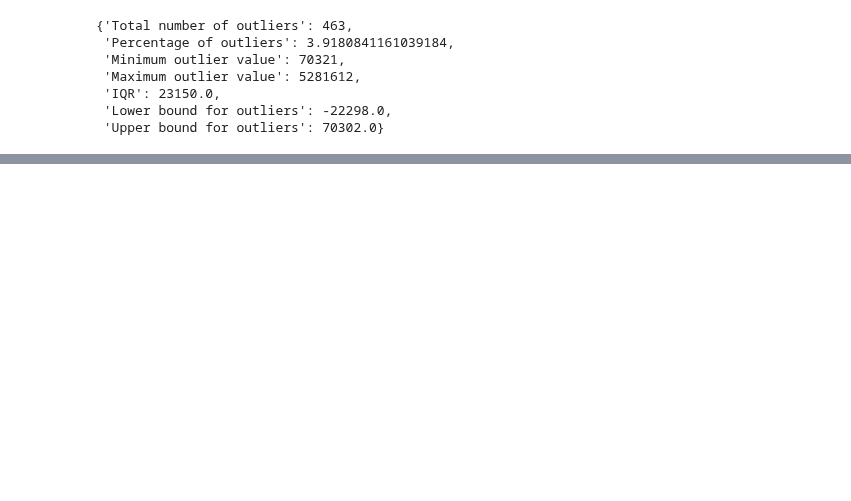
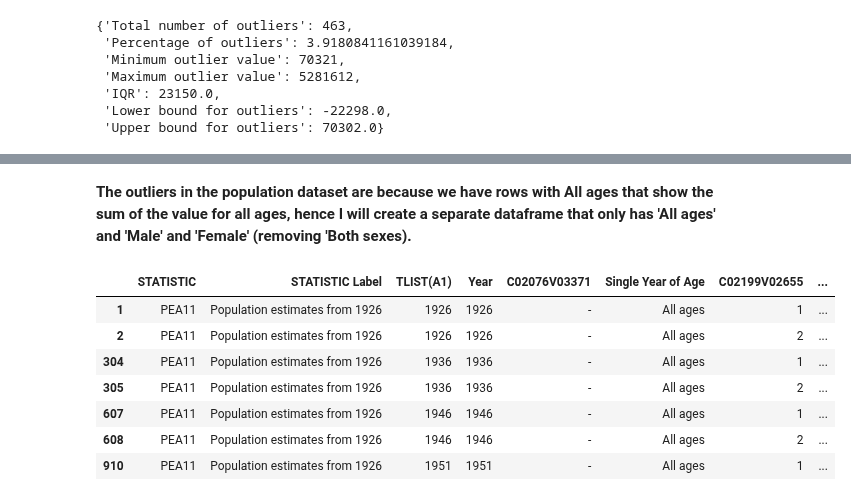
Before and after one commit to Ivkoto/DataAnalyticsMachineLearning, a Jupyter notebook: Data_Preparation/CA1_Data_Prep_V6.ipynb, the cells around one changed output, grey strips where cells are left out. Saved outputs shown, nothing was run; the diff lists cells and outputs as text; code cells hidden in the pictures; blank space fills up the shorter version.

```diff
--- a/Data_Preparation/CA1_Data_Prep_V6.ipynb
+++ b/Data_Preparation/CA1_Data_Prep_V6.ipynb
@@ -383,0 +355,14 @@ outliers_stats
+# %% [markdown]
+**The outliers in the population dataset are because we have rows with All ages that show the sum of the value for all ages, hence I will create a separate dataframe that only has 'All ages' and 'Male' and 'Female' (removing 'Both sexes).**
+# %%
+population_df_all_ages = population_df[(population_df['Single Year of Age'] == 'All ages') & (population_df['Sex'] != 'Both sexes')]
+population_df_all_ages.head(7)
+# %% [output]
+|  | STATISTIC | STATISTIC Label | TLIST(A1) | Year | C02076V03371 | Single Year of Age | C02199V02655 | ... |
+| 1 | PEA11 | Population estimates from 1926 | 1926 | 1926 | - | All ages | 1 | ... |
+| 2 | PEA11 | Population estimates from 1926 | 1926 | 1926 | - | All ages | 2 | ... |
+| 304 | PEA11 | Population estimates from 1926 | 1936 | 1936 | - | All ages | 1 | ... |
+| 305 | PEA11 | Population estimates from 1926 | 1936 | 1936 | - | All ages | 2 | ... |
+| 607 | PEA11 | Population estimates from 1926 | 1946 | 1946 | - | All ages | 1 | ... |
+| 608 | PEA11 | Population estimates from 1926 | 1946 | 1946 | - | All ages | 2 | ... |
+| 910 | PEA11 | Population estimates from 1926 | 1951 | 1951 | - | All ages | 1 | ... |
```
Also changed, not shown: parts of 16 cells of this notebook.
